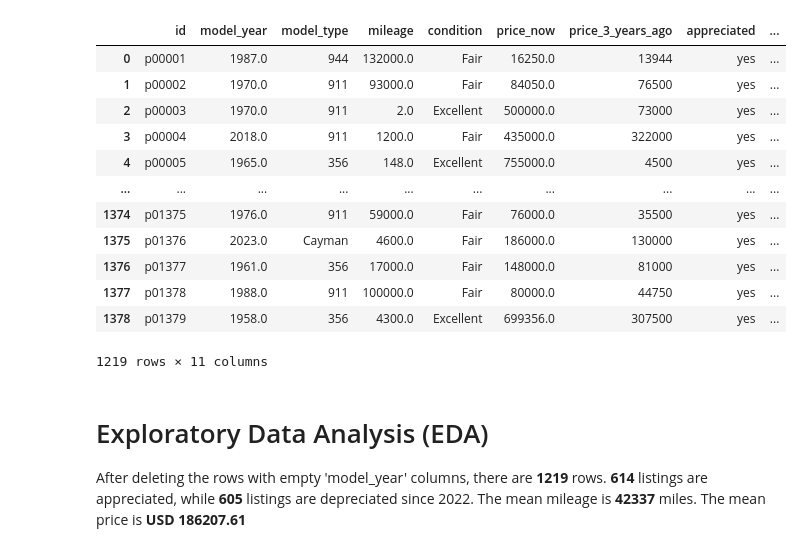
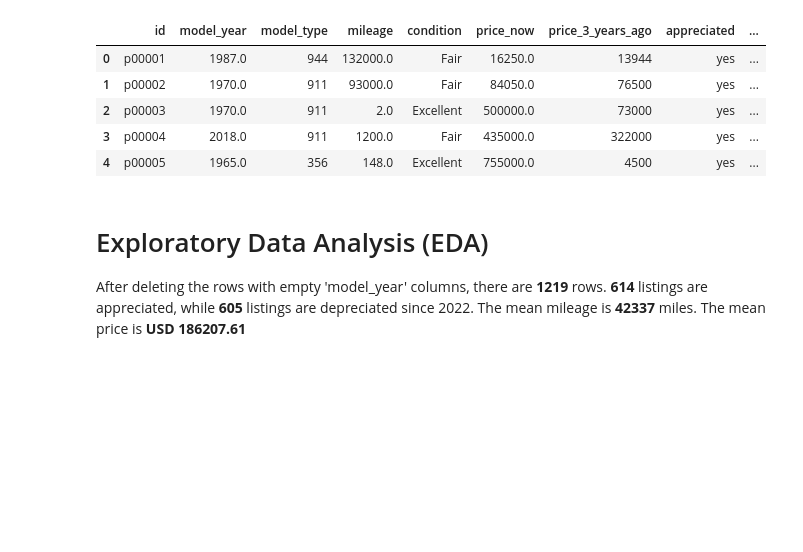
Before and after one commit to petpeevephobia/porsche-appreciation-predictor, a Jupyter notebook: project/notebooks/01_eda.ipynb, the cells around one changed output. Saved outputs shown, nothing was run; the diff lists cells and outputs as text; code cells hidden in the pictures; blank space fills up the shorter version.

```diff
--- a/project/notebooks/01_eda.ipynb
+++ b/project/notebooks/01_eda.ipynb
@@ -6,32 +6,25 @@ import matplotlib.pyplot as plt
 # %%
 df_og = pd.read_csv('../data/csv/porsche_data.csv')
 df = df_og.copy()
 
 # Delete all row with any empty columns
 df.dropna(inplace=True)
 
 # Remove suspicious non-car listing
 row_index = df.loc[df['price_now'] == df['price_now'].min()].index
 df = df.drop(index=row_index)
 
 # Delete rows with 'insufficient_data' in column price_3_years_ago
 df = df[df['price_3_years_ago'] != 'insufficient_data']
 
-df
+df.head()
 # %% [output]
 |  | id | model_year | model_type | mileage | condition | price_now | price_3_years_ago | appreciated | ... |
 | 0 | p00001 | 1987.0 | 944 | 132000.0 | Fair | 16250.0 | 13944 | yes | ... |
 | 1 | p00002 | 1970.0 | 911 | 93000.0 | Fair | 84050.0 | 76500 | yes | ... |
 | 2 | p00003 | 1970.0 | 911 | 2.0 | Excellent | 500000.0 | 73000 | yes | ... |
 | 3 | p00004 | 2018.0 | 911 | 1200.0 | Fair | 435000.0 | 322000 | yes | ... |
 | 4 | p00005 | 1965.0 | 356 | 148.0 | Excellent | 755000.0 | 4500 | yes | ... |
-| ... | ... | ... | ... | ... | ... | ... | ... | ... | ... |
-| 1374 | p01375 | 1976.0 | 911 | 59000.0 | Fair | 76000.0 | 35500 | yes | ... |
-| 1375 | p01376 | 2023.0 | Cayman | 4600.0 | Fair | 186000.0 | 130000 | yes | ... |
-| 1376 | p01377 | 1961.0 | 356 | 17000.0 | Fair | 148000.0 | 81000 | yes | ... |
-| 1377 | p01378 | 1988.0 | 911 | 100000.0 | Fair | 80000.0 | 44750 | yes | ... |
-| 1378 | p01379 | 1958.0 | 356 | 4300.0 | Excellent | 699356.0 | 307500 | yes | ... |
-1219 rows × 11 columns
 # %%
 # Count no. of Appreciated and Depreciated listings
 app_count = 0
```
Also changed, not shown: parts of 3 cells of this notebook, 4 other files.
